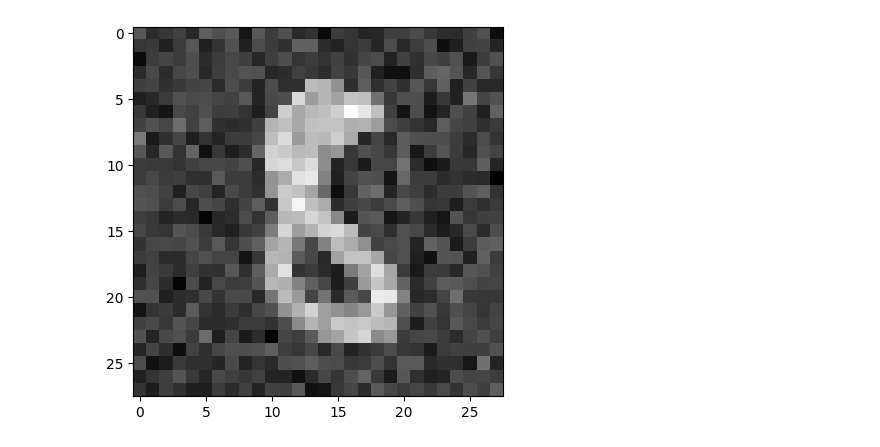
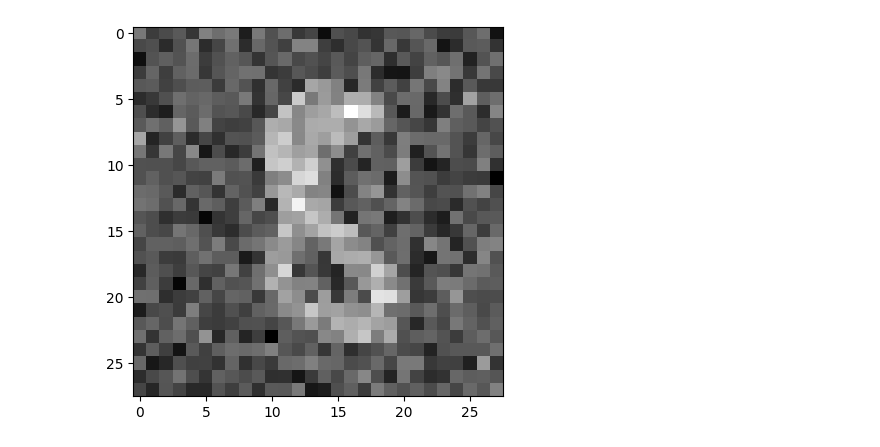
Before and after one commit to danedane-haider/Almost-Smooth-Sailing, a Jupyter notebook: MNIST_denoise.ipynb, the cells around one changed output. Saved outputs shown, nothing was run; the diff lists cells and outputs as text; code cells hidden in the pictures.

```diff
--- a/MNIST_denoise.ipynb
+++ b/MNIST_denoise.ipynb
@@ -10,8 +10,8 @@ from types import SimpleNamespace
 import matplotlib.pyplot as plt
 import numpy as np
 # %%
-args = SimpleNamespace(batch_size=64, test_batch_size=1000, epochs=10,
-                       lr=0.001, momentum=0.5, seed=1, log_interval=100)
+args = SimpleNamespace(batch_size=32, test_batch_size=1000, epochs=10,
+                       lr=0.01, momentum=0.5, seed=1, log_interval=100, noise_level=1, beta=0.01)
 torch.manual_seed(args.seed)
 use_cuda = torch.cuda.is_available()
 device = torch.device('cuda' if use_cuda else 'cpu')
@@ -35,13 +35,13 @@ test_loader = torch.utils.data.DataLoader(
 # %%
 # add some noise to the data
 data, train_labels = next(iter(train_loader))
-noisy_data = data + 0.5 * torch.randn(data.shape)
+noisy_data = data + args.noise_level * torch.randn(data.shape)
 show_img = noisy_data[1][0].numpy()
 input_dim = data[1].shape[1] * data[1].shape[2]
 plt.imshow(show_img, cmap='gray')
 plt.show()
 # %% [output]
-[figure, old version]
+[figure, new version]
 # %%
 # reshape the data
 data = data.view(-1, input_dim)
```
Also changed, not shown: parts of 5 cells of this notebook, 1 other file.
